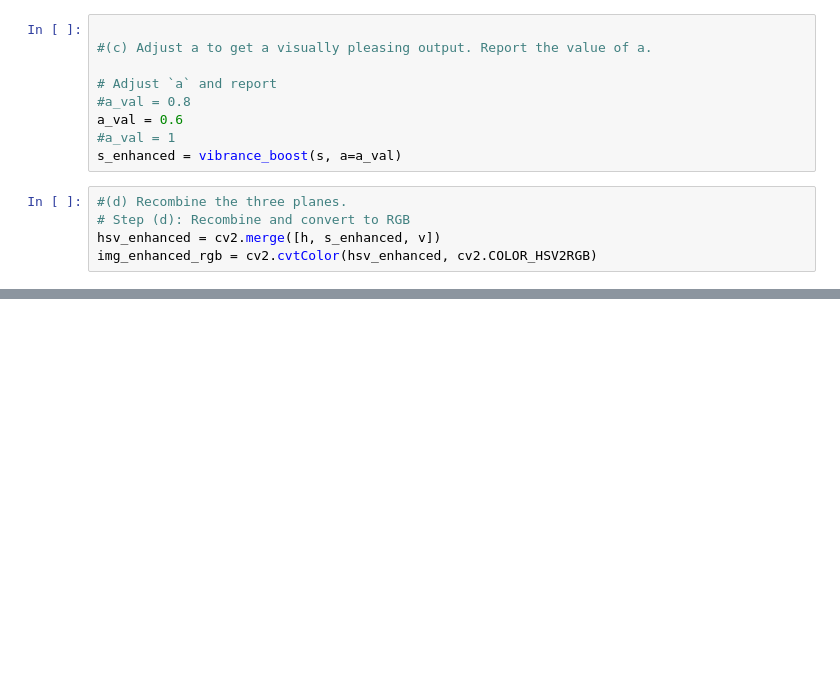
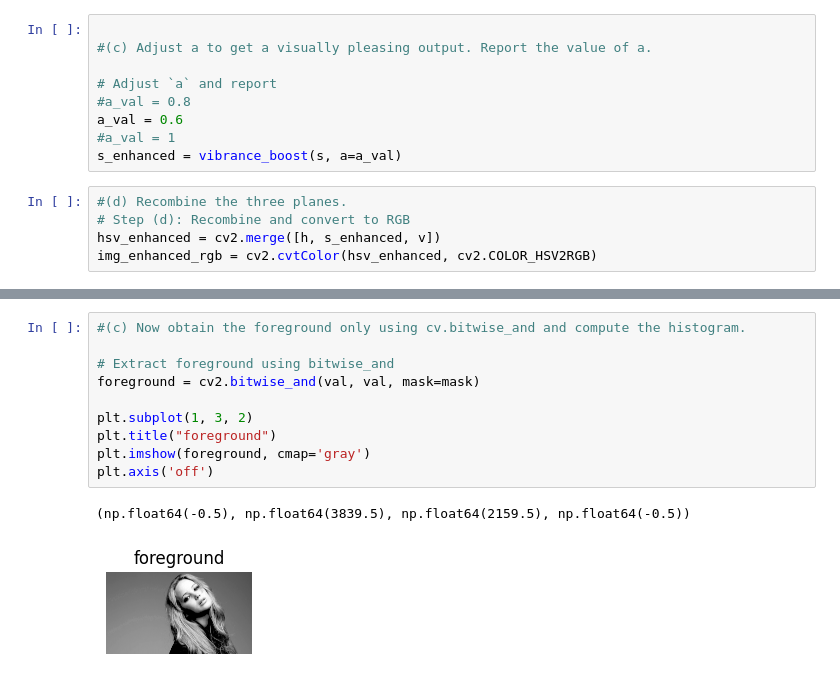
Before and after one commit to Bashinigamage/computer_vision, a Jupyter notebook: Assignment_1.ipynb, the cells around one changed output, grey strips where cells are left out. Saved outputs shown, nothing was run; the diff lists cells and outputs as text; blank space fills up the shorter version.

```diff
--- a/Assignment_1.ipynb
+++ b/Assignment_1.ipynb
@@ -505,0 +546,13 @@ Selected value of a for best visual result: 0.8
+# %%
+#(c) Now obtain the foreground only using cv.bitwise_and and compute the histogram.
+
+# Extract foreground using bitwise_and
+foreground = cv2.bitwise_and(val, val, mask=mask)
+
+plt.subplot(1, 3, 2)
+plt.title("foreground")
+plt.imshow(foreground, cmap='gray')
+plt.axis('off')
+# %% [output]
+(np.float64(-0.5), np.float64(3839.5), np.float64(2159.5), np.float64(-0.5))
+[figure, added]
```
Also changed, not shown: parts of 12 cells of this notebook, 1 other file.
